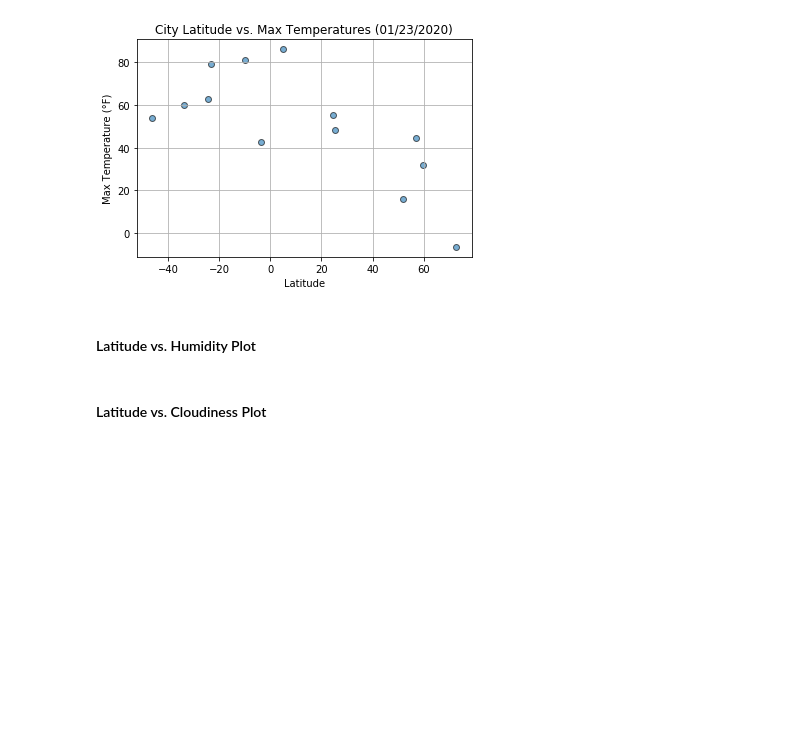
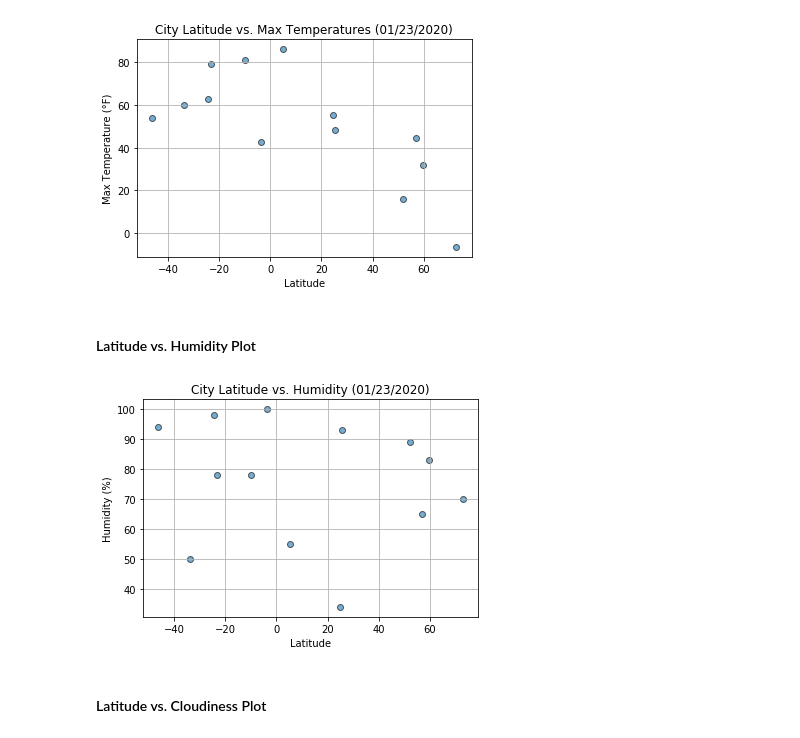
Before and after one commit to octaviaisom/Python-API-Challenge, a Jupyter notebook: WeatherPy/WeatherPy.ipynb, the cells around one changed output. Cells and saved outputs as stored; diff of their text form; code cells hidden in the pictures; blank space fills up the shorter version.

Commit message:
Scatter plots complete

```diff
--- a/WeatherPy/WeatherPy.ipynb
+++ b/WeatherPy/WeatherPy.ipynb
@@ -184,11 +188,13 @@ plt.show()
 # %% [markdown]
 #### Latitude vs. Humidity Plot
 # %%
-plt.scatter(latitude, max_temp, edgecolor = 'black', alpha = 0.6)
-plt.title(f'City Latitude vs. Max Temperatures ({mdy})')
+plt.scatter(latitude, humidity, edgecolor = 'black', alpha = 0.6)
+plt.title(f'City Latitude vs. Humidity ({mdy})')
 plt.xlabel('Latitude')
-plt.ylabel('Max Temperature (°F)')
+plt.ylabel('Humidity (%)')
 plt.grid()
 plt.show()
+# %% [output]
+[figure, added]
 # %% [markdown]
 #### Latitude vs. Cloudiness Plot
```
Also changed, not shown: parts of 4 cells of this notebook.
